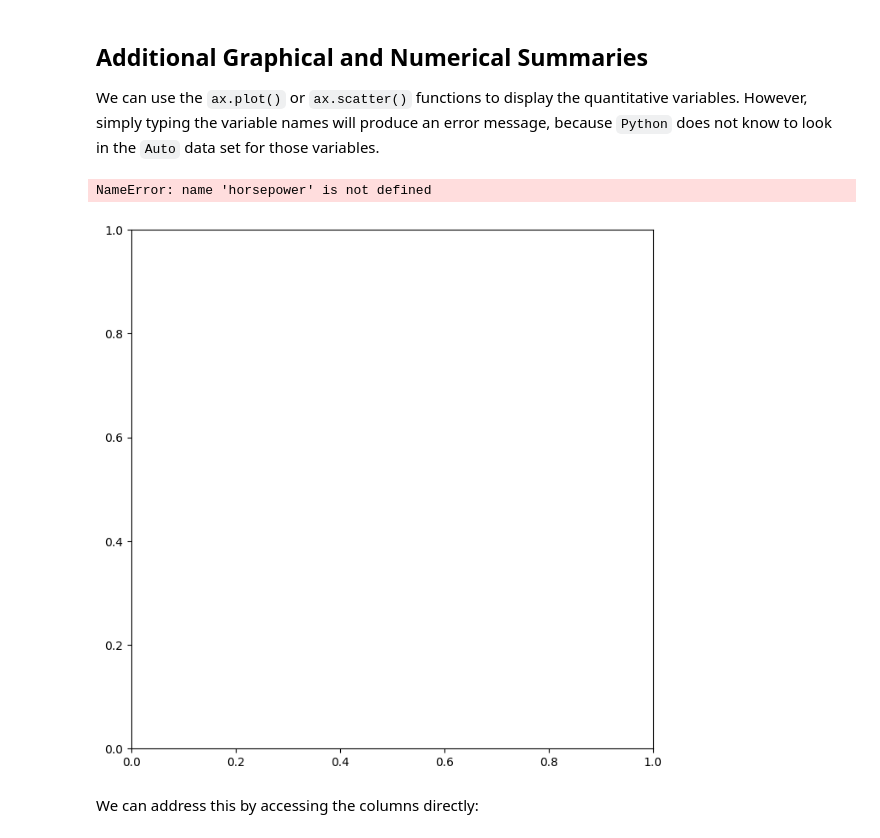
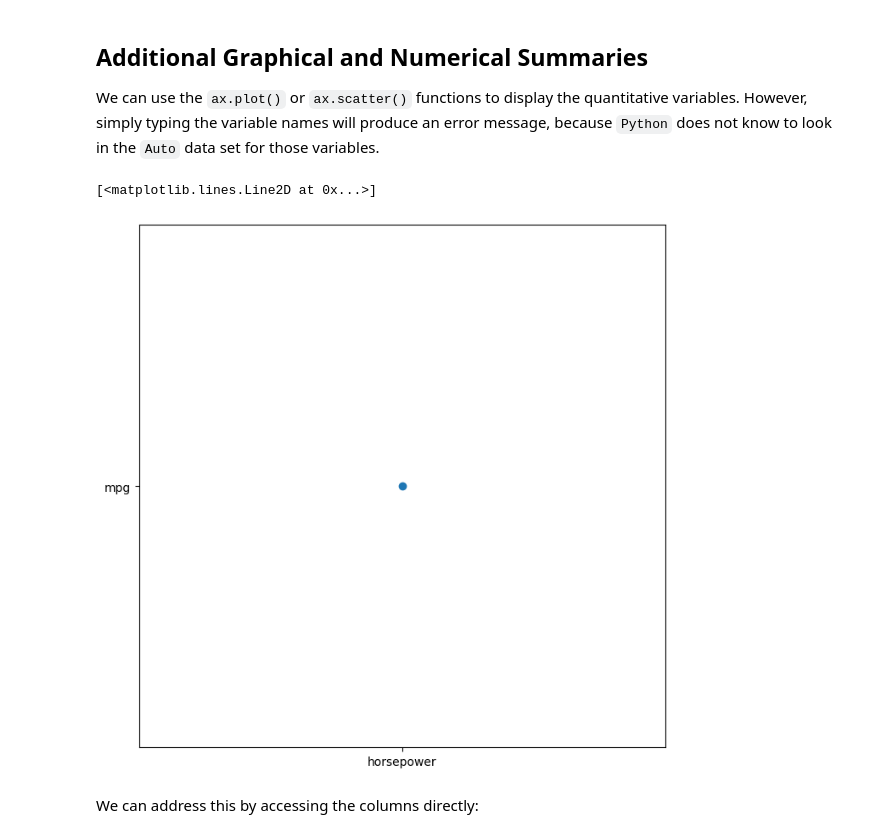
Before and after one commit to angela22140631/ISLP_labs, a Jupyter notebook: Ch02-statlearn-lab.ipynb, the cells around one changed output. Cells and saved outputs as stored; diff of their text form; code cells hidden in the pictures.

```diff
--- a/Ch02-statlearn-lab.ipynb
+++ b/Ch02-statlearn-lab.ipynb
@@ -1345,10 +1347,10 @@ We can use the `ax.plot()` or  `ax.scatter()`  functions to display the quantita
 because `Python` does not know to look in the  `Auto`  data set for those variables.
 # %%
 fig, ax = subplots(figsize=(8, 8))
-ax.plot(horsepower, mpg, 'o')
+ax.plot('horsepower', 'mpg', 'o')
 # %% [output]
-NameError: name 'horsepower' is not defined
+[<matplotlib.lines.Line2D at 0x...>]
-[figure, old version]
+[figure, new version]
 # %% [markdown]
 We can address this by accessing the columns directly:
 # %%
```
Also changed, not shown: parts of 7 cells of this notebook.
